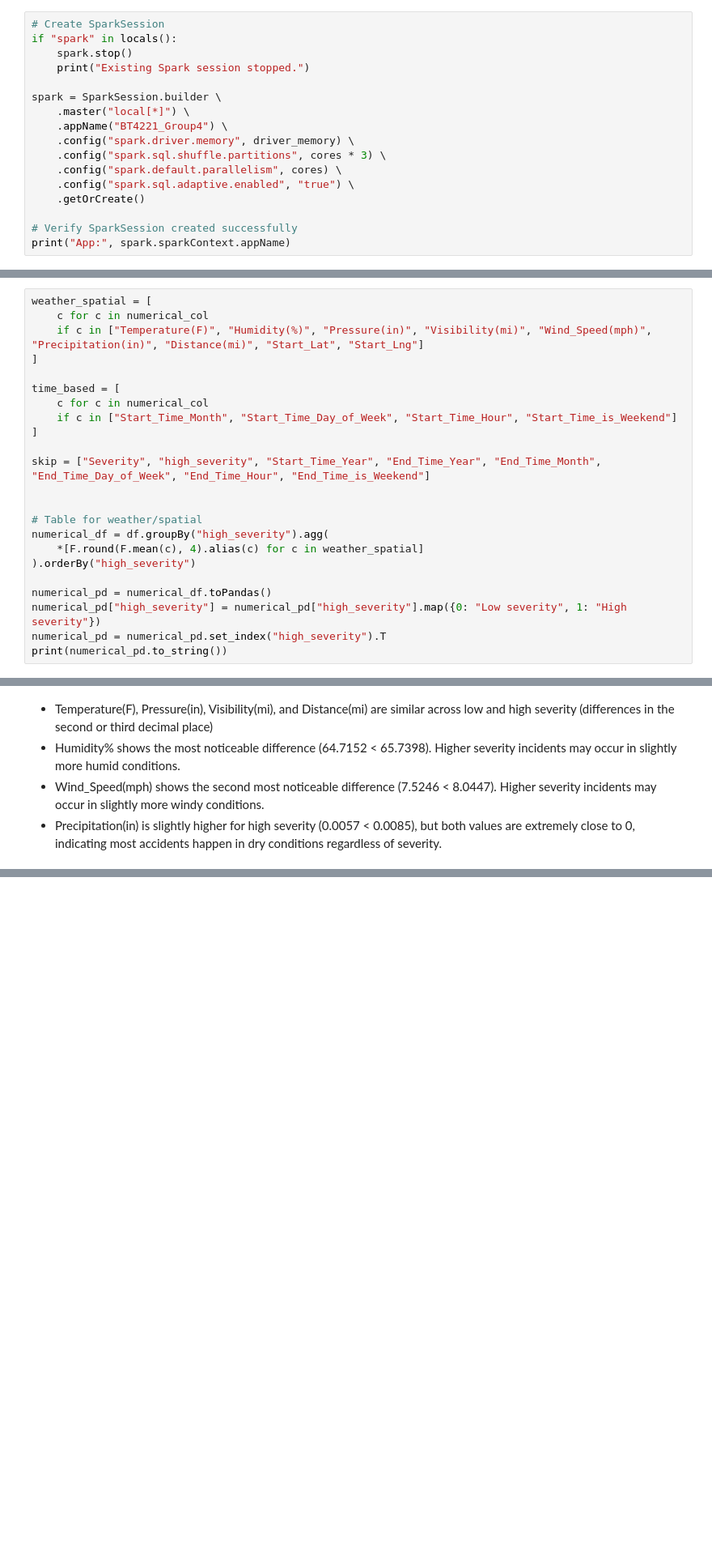
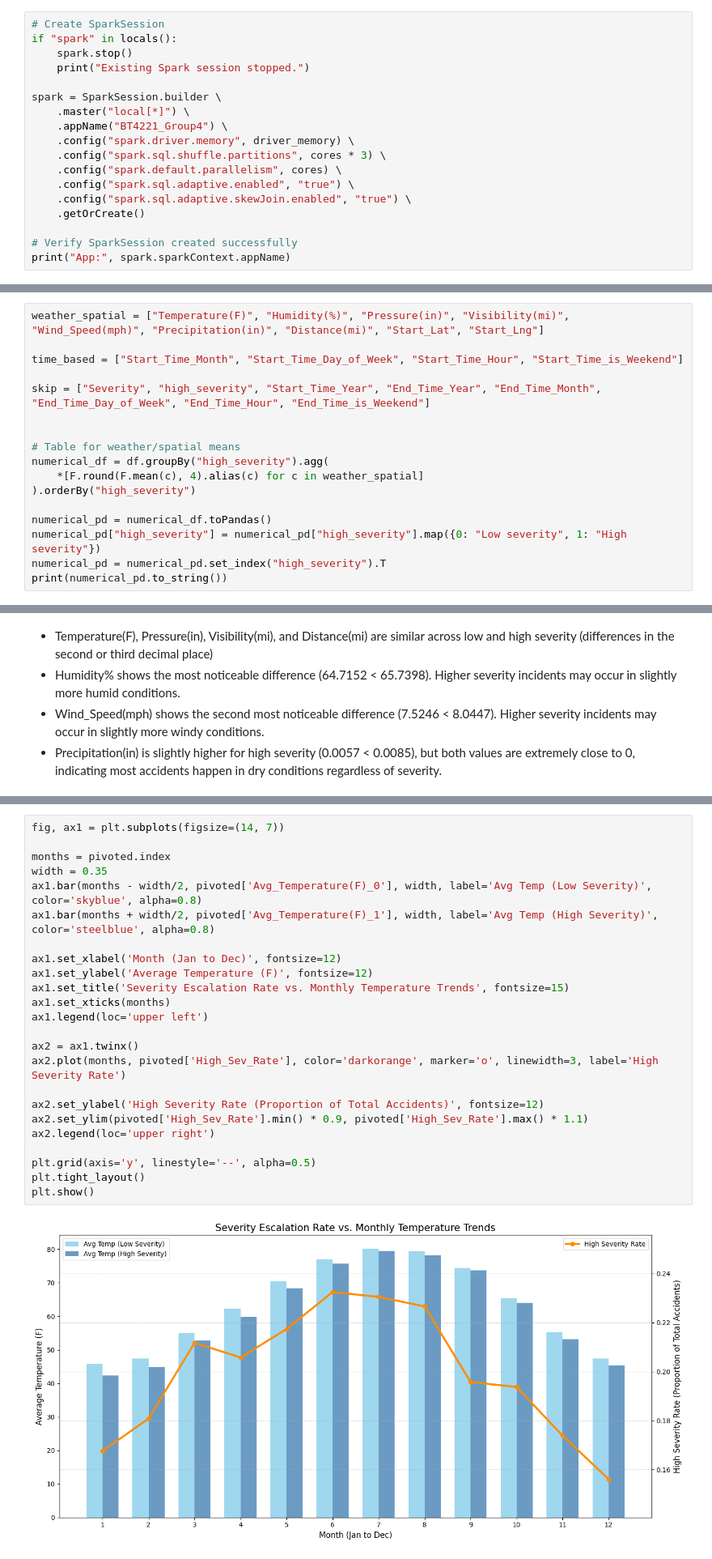
Before and after one commit to iiank/Agentic-AI-for-Big-Data-Analytics, a Jupyter notebook: EDA/Visualisations.ipynb, the cells around one changed output, grey strips where cells are left out. Shown at 81% size. Drawn from its saved outputs; the diff is of its cells as text; blank space fills up the shorter version.

Commit message:
Add visualisations

```diff
--- a/EDA/Visualisations.ipynb
+++ b/EDA/Visualisations.ipynb
@@ -133,6 +148,7 @@ spark = SparkSession.builder \
     .config("spark.sql.shuffle.partitions", cores * 3) \
     .config("spark.default.parallelism", cores) \
     .config("spark.sql.adaptive.enabled", "true") \
+    .config("spark.sql.adaptive.skewJoin.enabled", "true") \
     .getOrCreate()
 
 # Verify SparkSession created successfully
@@ -179,18 +197,12 @@ Categorical columns: ['Airport_Code', 'Street', 'City', 'County', 'State', 'Zipc
 # %%
-weather_spatial = [
-    c for c in numerical_col
-    if c in ["Temperature(F)", "Humidity(%)", "Pressure(in)", "Visibility(mi)", "Wind_Speed(mph)", "Precipitation(in)", "Distance(mi)", "Start_Lat", "Start_Lng"]
-]
+weather_spatial = ["Temperature(F)", "Humidity(%)", "Pressure(in)", "Visibility(mi)", "Wind_Speed(mph)", "Precipitation(in)", "Distance(mi)", "Start_Lat", "Start_Lng"]
 
-time_based = [
-    c for c in numerical_col
-    if c in ["Start_Time_Month", "Start_Time_Day_of_Week", "Start_Time_Hour", "Start_Time_is_Weekend"]
-]
+time_based = ["Start_Time_Month", "Start_Time_Day_of_Week", "Start_Time_Hour", "Start_Time_is_Weekend"]
 
 skip = ["Severity", "high_severity", "Start_Time_Year", "End_Time_Year", "End_Time_Month", "End_Time_Day_of_Week", "End_Time_Hour", "End_Time_is_Weekend"]
 
 
-# Table for weather/spatial
+# Table for weather/spatial means
 numerical_df = df.groupBy("high_severity").agg(
     *[F.round(F.mean(c), 4).alias(c) for c in weather_spatial]
 ).orderBy("high_severity")
@@ -219,0 +282,26 @@ Precipitation(in)        0.0057         0.0085
+# %%
+fig, ax1 = plt.subplots(figsize=(14, 7))
+
+months = pivoted.index
+width = 0.35
+ax1.bar(months - width/2, pivoted['Avg_Temperature(F)_0'], width, label='Avg Temp (Low Severity)', color='skyblue', alpha=0.8)
+ax1.bar(months + width/2, pivoted['Avg_Temperature(F)_1'], width, label='Avg Temp (High Severity)', color='steelblue', alpha=0.8)
+
+ax1.set_xlabel('Month (Jan to Dec)', fontsize=12)
+ax1.set_ylabel('Average Temperature (F)', fontsize=12)
+ax1.set_title('Severity Escalation Rate vs. Monthly Temperature Trends', fontsize=15)
+ax1.set_xticks(months)
+ax1.legend(loc='upper left')
+
+ax2 = ax1.twinx()
+ax2.plot(months, pivoted['High_Sev_Rate'], color='darkorange', marker='o', linewidth=3, label='High Severity Rate')
+
+ax2.set_ylabel('High Severity Rate (Proportion of Total Accidents)', fontsize=12)
+ax2.set_ylim(pivoted['High_Sev_Rate'].min() * 0.9, pivoted['High_Sev_Rate'].max() * 1.1)
+ax2.legend(loc='upper right')
+
+plt.grid(axis='y', linestyle='--', alpha=0.5)
+plt.tight_layout()
+plt.show()
+# %% [output]
+[figure, added]
```
Also changed, not shown: parts of 15 cells of this notebook.
